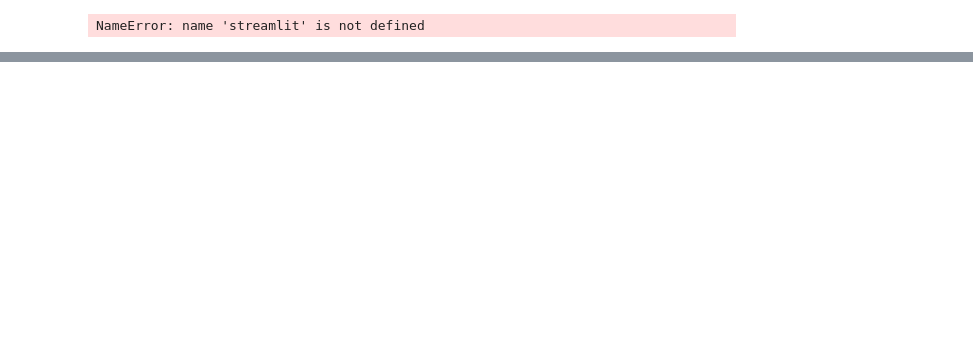
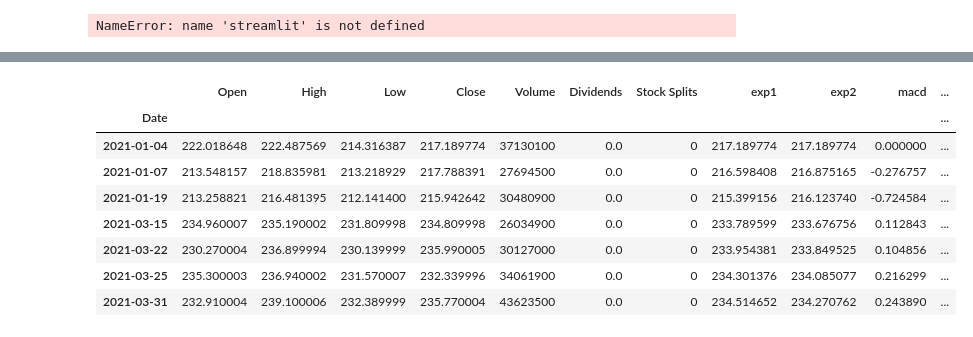
Before and after one commit to AntimatterFx/StreamLit_Stock, a Jupyter notebook: Stream.ipynb, the cells around one changed output, grey strips where cells are left out. Drawn from its saved outputs; the diff is of its cells as text; code cells hidden in the pictures; blank space fills up the shorter version.

```diff
--- a/Stream.ipynb
+++ b/Stream.ipynb
@@ -13,0 +37,16 @@ NameError: name 'streamlit' is not defined
+# %%
+data = yf.Ticker(symbol)
+df = data.history(period="1mo",interval = '30m')
+
+
+df['exp1'] = df['Close'].ewm(span=12, adjust=False).mean()
+df['exp2'] = df['Close'].ewm(span=26, adjust=False).mean()
+df['macd'] = df['exp1']-df['exp2']
+df['exp3'] = df['macd'].ewm(span=9, adjust=False).mean()
+
+previous_15 = df['exp3'].shift(1)
+previous_45 = df['macd'].shift(1)
+Golden = df[((df['exp3'] <= df['macd']) & (previous_15 >= previous_45))].shift(-1)
+Death = df[((df['exp3'] >= df['macd']) & (previous_15 <= previous_45))].shift(-1)
+# %%
+new = pd.DatetimeIndex(Golden.index) + pd.DateOffset(-1)
@@ -13,0 +55,13 @@ NameError: name 'streamlit' is not defined
+# %%
+Golden  = df[df.index.isin(new)]
+df[df.index.isin(new)]
+# %% [output]
+|  | Open | High | Low | Close | Volume | Dividends | Stock Splits | exp1 | exp2 | macd | ... |
+| Date |  |  |  |  |  |  |  |  |  |  | ... |
+| 2021-01-04 | 222.018648 | 222.487569 | 214.316387 | 217.189774 | 37130100 | 0.0 | 0 | 217.189774 | 217.189774 | 0.000000 | ... |
+| 2021-01-07 | 213.548157 | 218.835981 | 213.218929 | 217.788391 | 27694500 | 0.0 | 0 | 216.598408 | 216.875165 | -0.276757 | ... |
+| 2021-01-19 | 213.258821 | 216.481395 | 212.141400 | 215.942642 | 30480900 | 0.0 | 0 | 215.399156 | 216.123740 | -0.724584 | ... |
+| 2021-03-15 | 234.960007 | 235.190002 | 231.809998 | 234.809998 | 26034900 | 0.0 | 0 | 233.789599 | 233.676756 | 0.112843 | ... |
+| 2021-03-22 | 230.270004 | 236.899994 | 230.139999 | 235.990005 | 30127000 | 0.0 | 0 | 233.954381 | 233.849525 | 0.104856 | ... |
+| 2021-03-25 | 235.300003 | 236.940002 | 231.570007 | 232.339996 | 34061900 | 0.0 | 0 | 234.301376 | 234.085077 | 0.216299 | ... |
+| 2021-03-31 | 232.910004 | 239.100006 | 232.389999 | 235.770004 | 43623500 | 0.0 | 0 | 234.514652 | 234.270762 | 0.243890 | ... |
```
Also changed, not shown: parts of 12 cells of this notebook, 1 other file.
